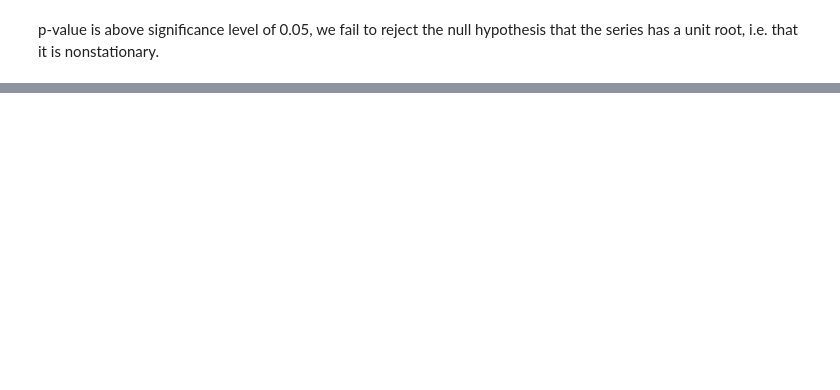
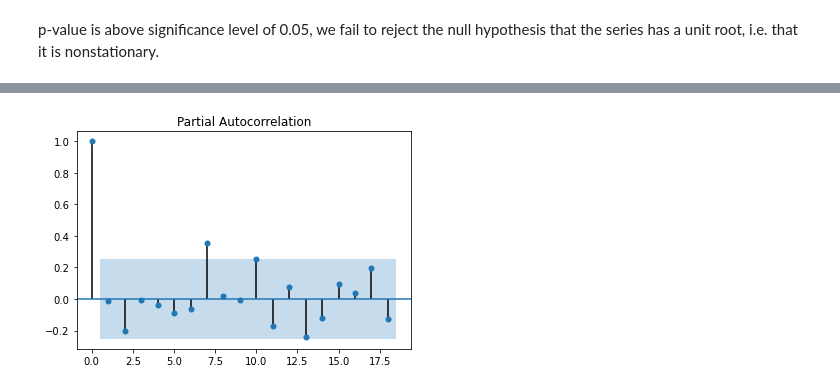
Before and after one commit to chauedwin/PortfolioAnalysis, a Jupyter notebook: PricePrediction.ipynb, the cells around one changed output, grey strips where cells are left out. Cells and saved outputs as stored; diff of their text form; code cells hidden in the pictures; blank space fills up the shorter version.

Commit message:
added acf and pacf

```diff
--- a/PricePrediction.ipynb
+++ b/PricePrediction.ipynb
@@ -59,0 +86,5 @@ KPSS test has a significant p-value, so we reject the null hypothesis that the s
+# %%
+sm.graphics.tsa.plot_pacf(diff(data['Close'].values))
+plt.show()
+# %% [output]
+[figure, added]
```
Also changed, not shown: parts of 10 cells of this notebook.
